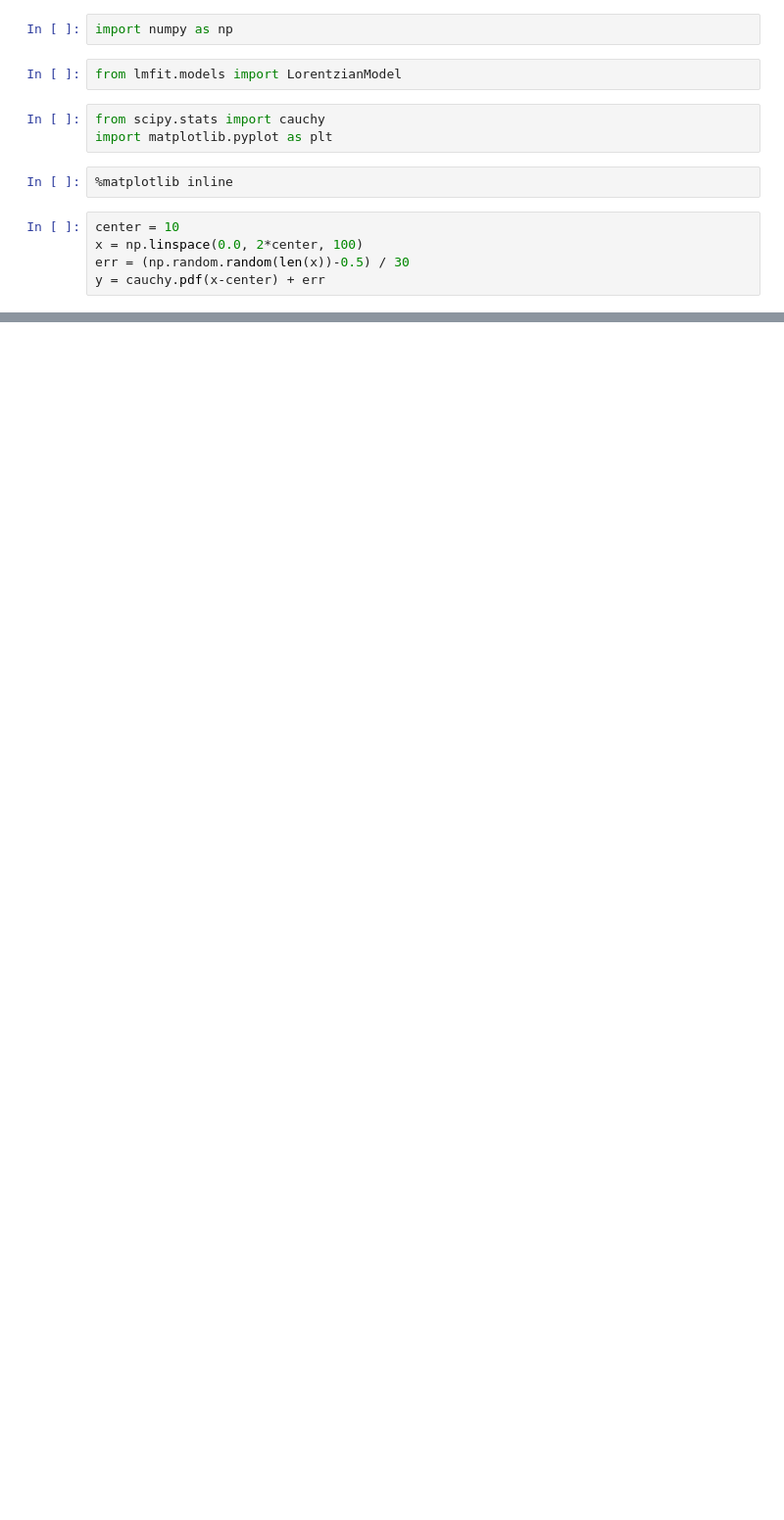
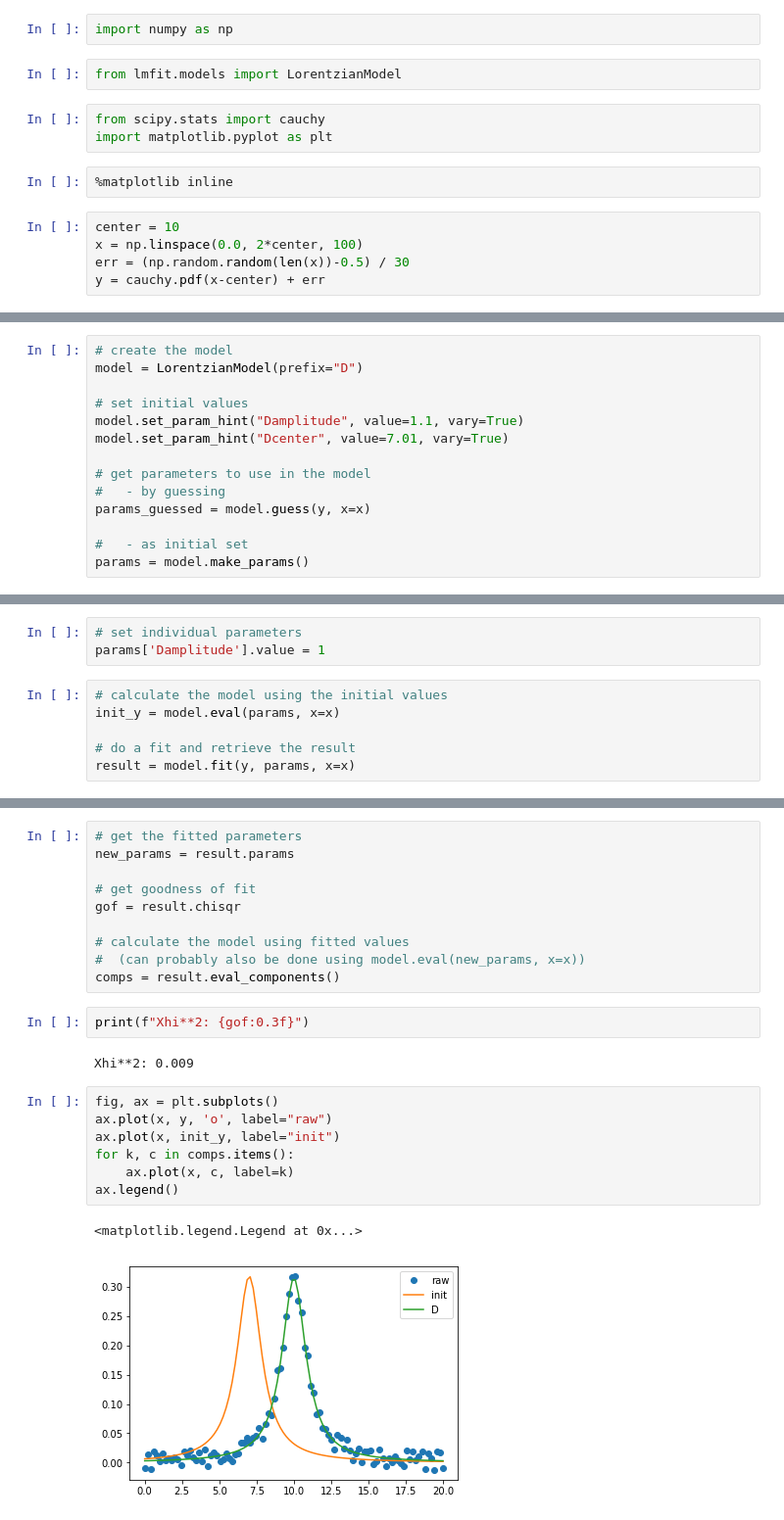
Before and after one commit to jepegit/cellpy, a Jupyter notebook: dev_utils/widgets/playing_with_ipywidgets.ipynb, the cells around one changed output, grey strips where cells are left out. Shown at 98% size. Cells and saved outputs as stored; diff of their text form; blank space fills up the shorter version.

```diff
--- a/dev_utils/widgets/playing_with_ipywidgets.ipynb
+++ b/dev_utils/widgets/playing_with_ipywidgets.ipynb
@@ -227,0 +232,14 @@ plt.plot(x,y)
+# %%
+# create the model
+model = LorentzianModel(prefix="D")
+
+# set initial values
+model.set_param_hint("Damplitude", value=1.1, vary=True)
+model.set_param_hint("Dcenter", value=7.01, vary=True)
+
+# get parameters to use in the model
+#   - by guessing
+params_guessed = model.guess(y, x=x)
+
+#   - as initial set
+params = model.make_params()
@@ -227,0 +255,9 @@ plt.plot(x,y)
+# %%
+# set individual parameters
+params['Damplitude'].value = 1
+# %%
+# calculate the model using the initial values
+init_y = model.eval(params, x=x)
+
+# do a fit and retrieve the result
+result = model.fit(y, params, x=x)
@@ -227,0 +287,24 @@ plt.plot(x,y)
+# %%
+# get the fitted parameters
+new_params = result.params
+
+# get goodness of fit
+gof = result.chisqr
+
+# calculate the model using fitted values
+#  (can probably also be done using model.eval(new_params, x=x))
+comps = result.eval_components()
+# %%
+print(f"Xhi**2: {gof:0.3f}")
+# %% [output]
+Xhi**2: 0.009
+# %%
+fig, ax = plt.subplots()
+ax.plot(x, y, 'o', label="raw")
+ax.plot(x, init_y, label="init")
+for k, c in comps.items():
+    ax.plot(x, c, label=k)
+ax.legend()
+# %% [output]
+<matplotlib.legend.Legend at 0x...>
+[figure, added]
```
Also changed, not shown: parts of 23 cells of this notebook.
